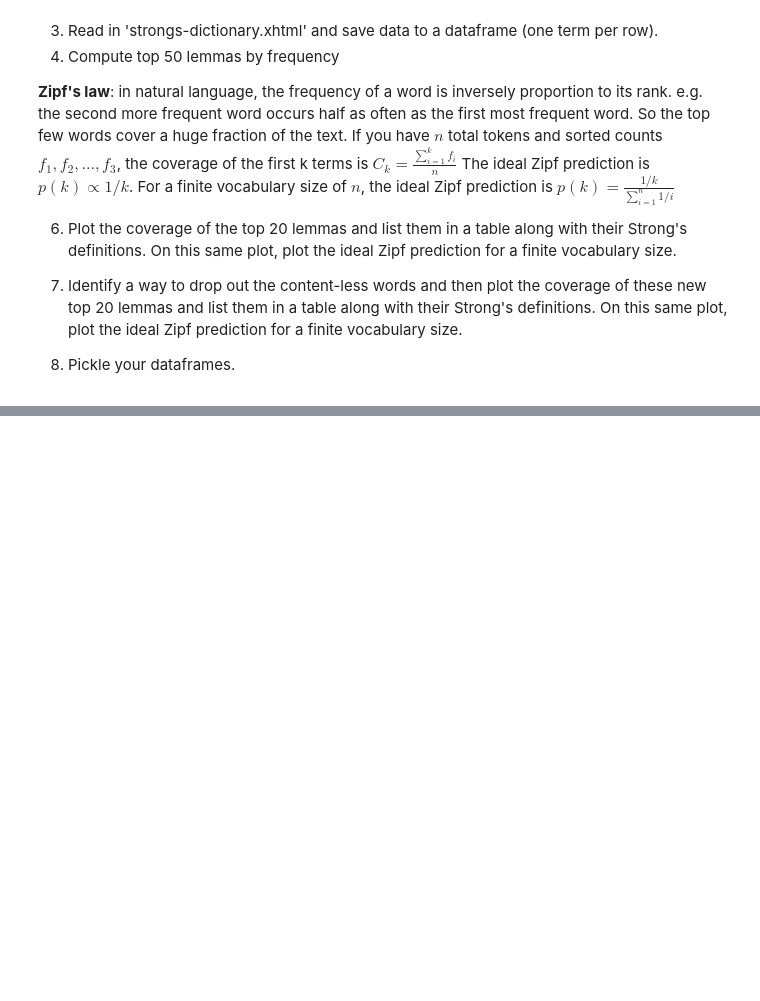
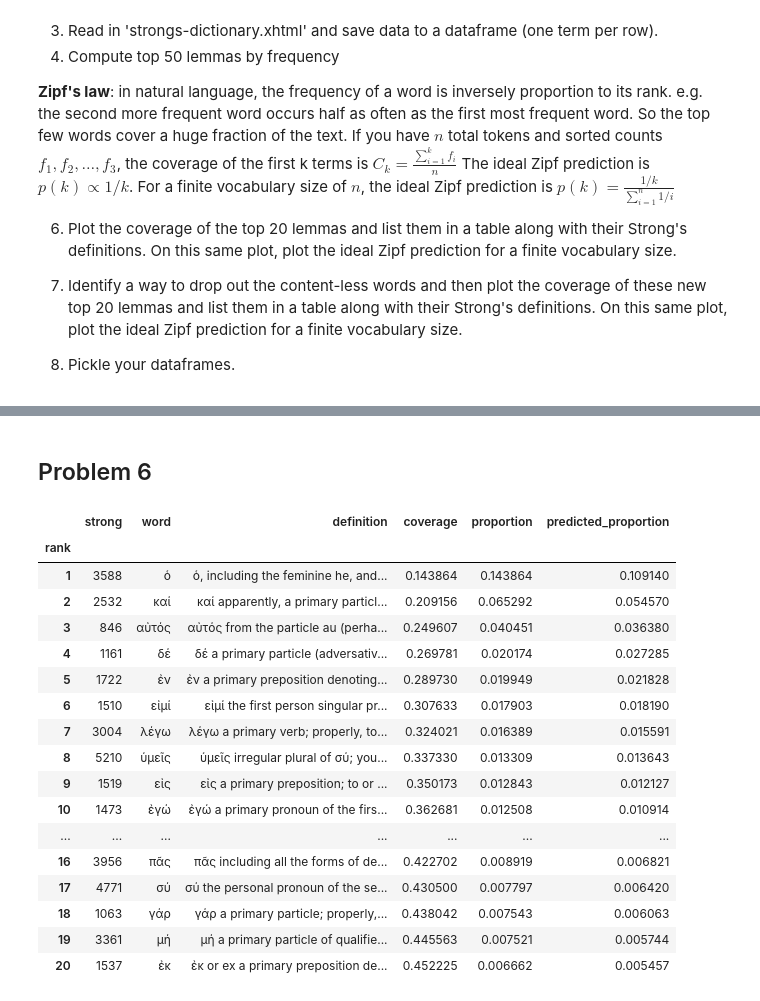
Before and after one commit to wstevick/bible-project, a Jupyter notebook: PS1_InitialExploration.ipynb, the cells around one changed output, grey strips where cells are left out. Cells and saved outputs as stored; diff of their text form; code cells hidden in the pictures; blank space fills up the shorter version.

```diff
--- a/PS1_InitialExploration.ipynb
+++ b/PS1_InitialExploration.ipynb
@@ -21,0 +223,4 @@ The ideal Zipf prediction is $p(k) \propto 1/k$. For a finite vocabulary size of
+# %%
+df["parsed_rmac"] = df["rmac"].apply(parse)
+
+df["parsed_rmac"]
@@ -21,0 +270,2 @@ The ideal Zipf prediction is $p(k) \propto 1/k$. For a finite vocabulary size of
+# %%
+df["strong_definition"] = strong.loc[df["strong"], "definition"].values
@@ -21,0 +274,3 @@ The ideal Zipf prediction is $p(k) \propto 1/k$. For a finite vocabulary size of
+# %%
+for i in range(10):
+    print(df.loc[i, "word"], strong.loc[df.iloc[i]["strong"], "original"])
@@ -21,0 +313,57 @@ The ideal Zipf prediction is $p(k) \propto 1/k$. For a finite vocabulary size of
+# %% [markdown]
+## Problem 6
+# %%
+total_tokens = len(df)
+vocab_size = len(frequencies)
+denominator = sum(1 / i for i in range(1, vocab_size + 1))
+total_count = 0
+zipf_df = pd.DataFrame(
+    columns=[
+        "rank",
+        "strong",
+        "word",
+        "definition",
+        "coverage",
+        "proportion",
+        "predicted_proportion",
+    ]
+).set_index("rank")
+for i in range(20):
+    str_n = frequencies.index[i]
+    word = strong.loc[str_n, "original"]
+    definition = strong.loc[str_n, "definition"]
+    count = frequencies.iloc[i]
+    proportion = count / total_tokens
+    total_count += count
+    coverage = total_count / total_tokens
+    rank = i + 1
+    predicted_proportion = 1 / rank / denominator
+    zipf_df.loc[rank] = [
+        str_n,
+        word,
+        definition,
+        coverage,
+        proportion,
+        predicted_proportion,
+    ]
+
+zipf_df
+# %% [output]
+|  | strong | word | definition | coverage | proportion | predicted_proportion |
+| rank |  |  |  |  |  |  |
+| 1 | 3588 | ὁ | ὁ, including the feminine he, and... | 0.143864 | 0.143864 | 0.109140 |
+| 2 | 2532 | καί | καί apparently, a primary particl... | 0.209156 | 0.065292 | 0.054570 |
+| 3 | 846 | αὐτός | αὐτός from the particle au (perha... | 0.249607 | 0.040451 | 0.036380 |
+| 4 | 1161 | δέ | δέ a primary particle (adversativ... | 0.269781 | 0.020174 | 0.027285 |
+| 5 | 1722 | ἐν | ἐν a primary preposition denoting... | 0.289730 | 0.019949 | 0.021828 |
+| 6 | 1510 | εἰμί | εἰμί the first person singular pr... | 0.307633 | 0.017903 | 0.018190 |
+| 7 | 3004 | λέγω | λέγω a primary verb; properly, to... | 0.324021 | 0.016389 | 0.015591 |
+| 8 | 5210 | ὑμεῖς | ὑμεῖς irregular plural of σύ; you... | 0.337330 | 0.013309 | 0.013643 |
+| 9 | 1519 | εἰς | εἰς a primary preposition; to or ... | 0.350173 | 0.012843 | 0.012127 |
+| 10 | 1473 | ἐγώ | ἐγώ a primary pronoun of the firs... | 0.362681 | 0.012508 | 0.010914 |
+| ... | ... | ... | ... | ... | ... | ... |
+| 16 | 3956 | πᾶς | πᾶς including all the forms of de... | 0.422702 | 0.008919 | 0.006821 |
+| 17 | 4771 | σύ | σύ the personal pronoun of the se... | 0.430500 | 0.007797 | 0.006420 |
+| 18 | 1063 | γάρ | γάρ a primary particle; properly,... | 0.438042 | 0.007543 | 0.006063 |
+| 19 | 3361 | μή | μή a primary particle of qualifie... | 0.445563 | 0.007521 | 0.005744 |
+| 20 | 1537 | ἐκ | ἐκ or ex a primary preposition de... | 0.452225 | 0.006662 | 0.005457 |
```
Also changed, not shown: parts of 25 cells of this notebook, 2 other files.
